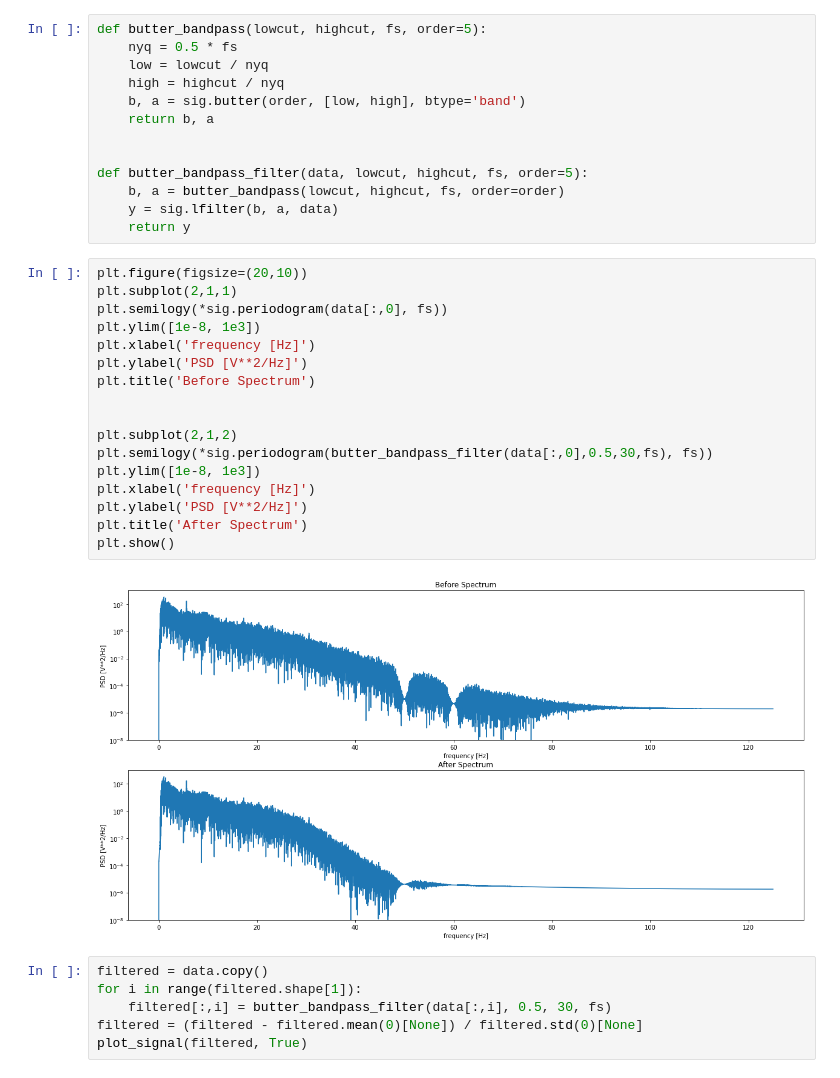
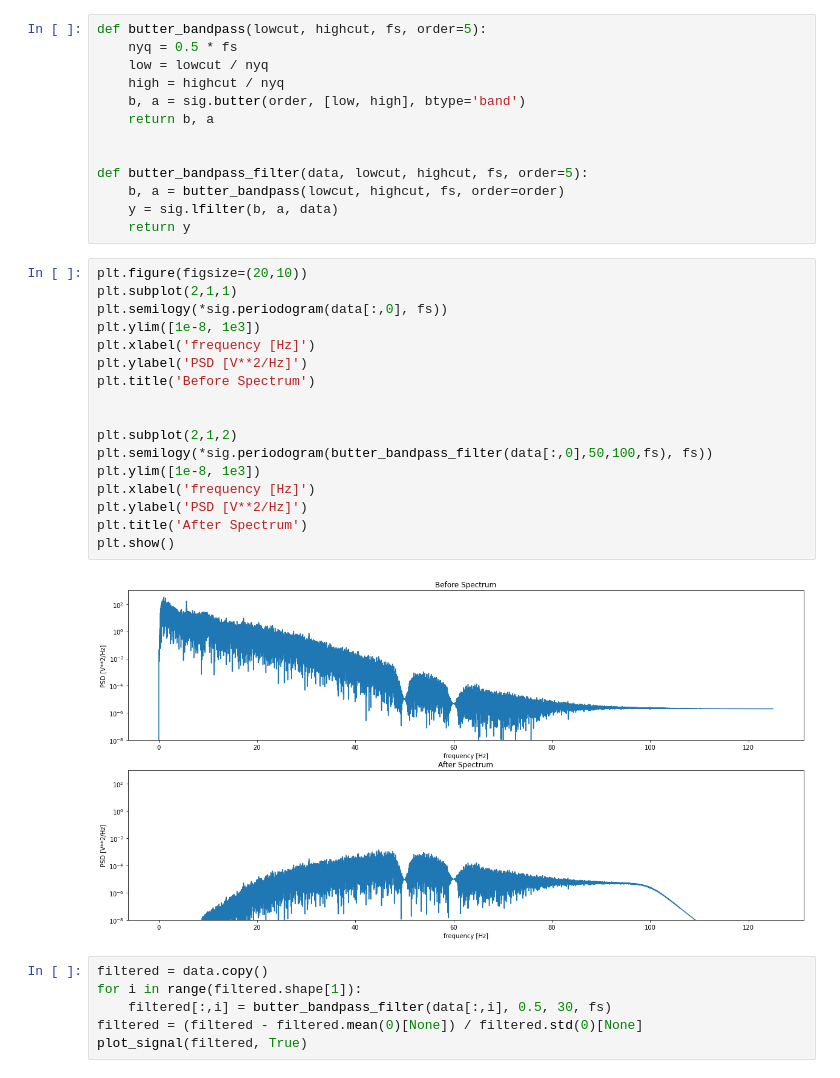
Before and after one commit to esbenkc/P300-Tweaks, a Jupyter notebook: src/jpy-eda-malyshev.ipynb, the cells around one changed output. Drawn from its saved outputs; the diff is of its cells as text.

```diff
--- a/src/jpy-eda-malyshev.ipynb
+++ b/src/jpy-eda-malyshev.ipynb
@@ -70,22 +75,22 @@ def butter_bandpass_filter(data, lowcut, highcut, fs, order=5):
 # %%
 plt.figure(figsize=(20,10))
 plt.subplot(2,1,1)
 plt.semilogy(*sig.periodogram(data[:,0], fs))
 plt.ylim([1e-8, 1e3])
 plt.xlabel('frequency [Hz]')
 plt.ylabel('PSD [V**2/Hz]')
 plt.title('Before Spectrum')
 
 
 plt.subplot(2,1,2)
-plt.semilogy(*sig.periodogram(butter_bandpass_filter(data[:,0],0.5,30,fs), fs))
+plt.semilogy(*sig.periodogram(butter_bandpass_filter(data[:,0],50,100,fs), fs))
 plt.ylim([1e-8, 1e3])
 plt.xlabel('frequency [Hz]')
 plt.ylabel('PSD [V**2/Hz]')
 plt.title('After Spectrum')
 plt.show()
 # %% [output]
-[figure, old version]
+[figure, new version]
 # %%
 filtered = data.copy()
 for i in range(filtered.shape[1]):
```
Also changed, not shown: parts of 11 cells of this notebook.
